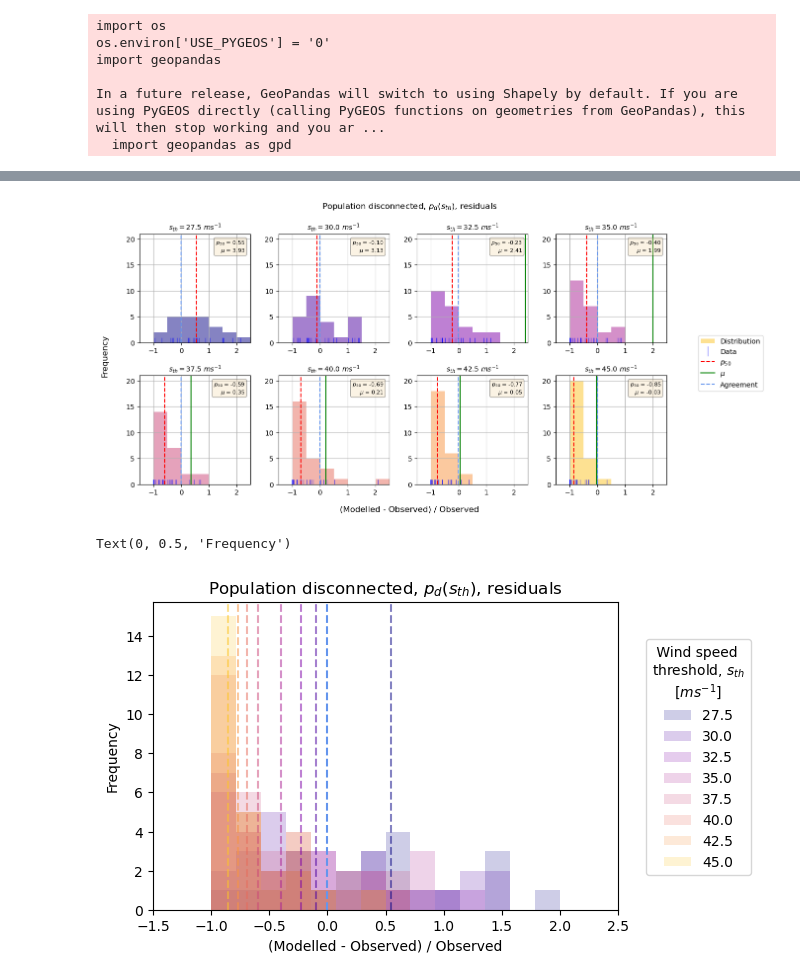
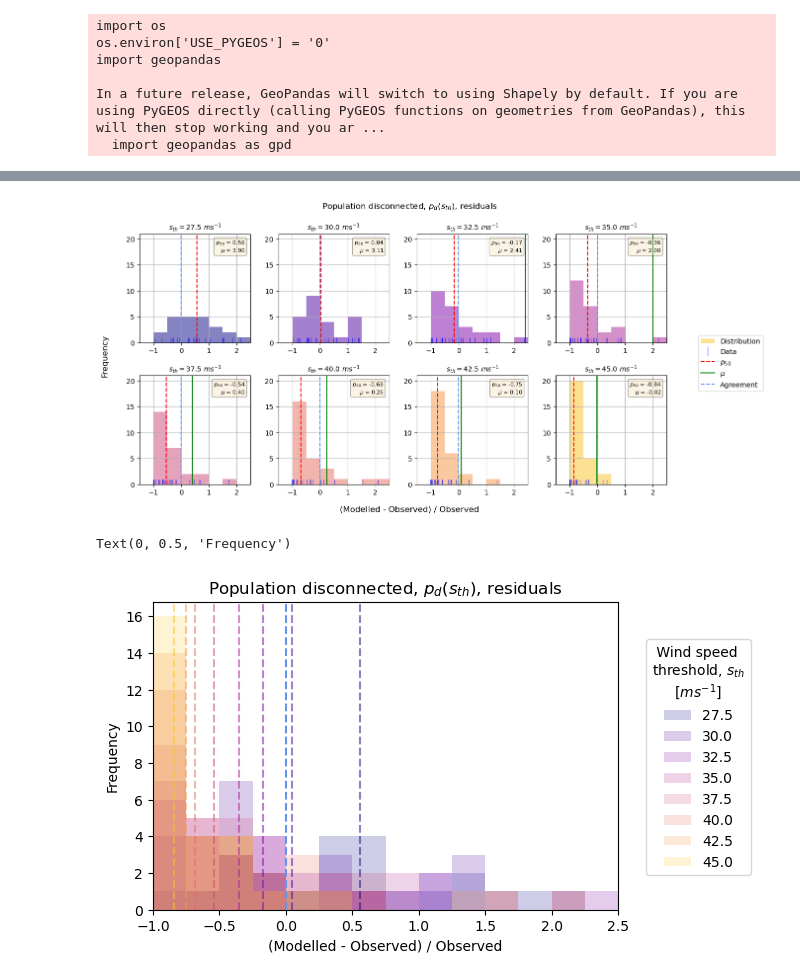
Before and after one commit to nismod/open-gira, a Jupyter notebook: validation/outage_model_validation.ipynb, the cells around one changed output, grey strips where cells are left out. Saved outputs shown, nothing was run; the diff lists cells and outputs as text; code cells hidden in the pictures.

```diff
--- a/validation/outage_model_validation.ipynb
+++ b/validation/outage_model_validation.ipynb
@@ -41,7 +41,7 @@ household_path = os.path.join(root_path, "undesa_pd_2022_hh-size-composition.xls
 # https://gist.githubusercontent.com/tadast/8827699/raw/f5cac3d42d16b78348610fc4ec301e9234f82821/countries_codes_and_coordinates.csv
 iso_codes = os.path.join(root_path, "iso_codes.csv")
 # see source column
-outage_paths = glob(os.path.join(root_path, "validation/*.csv"))
+outage_paths = glob(os.path.join(root_path, "validation/observed_outages/*.csv"))
 # %%
 # read iso numeric to alpha table
 rename_dict = {
@@ -66,8 +66,12 @@ rename_dict = {
 hh = pd.read_excel(household_path, sheet_name="HH size and composition 2022", header=4, usecols=rename_dict.keys())
 hh = hh.rename(columns=rename_dict)
 hh.ref_date = pd.to_datetime(hh.ref_date, dayfirst=True)
+
 # any non-numeric value -> NaN (some '..' placeholders in excel data)
 hh["mean_household_pop"] = pd.to_numeric(hh["mean_household_pop"], errors="coerce")
+
+# drop any rows without a valid mean household pop
+hh = hh[~hh.mean_household_pop.isna()]
 
 # discard all but most recent entry for each territory
 hh = hh.sort_values(["ref_date"], ascending=False).drop_duplicates("iso_num", keep="first")
@@ -82,9 +86,21 @@ by_threshold = {}
 for threshold in ds.threshold.values:
 
     # storm loop
-    by_storm = {os.path.basename(p).split(".")[0]: pd.read_csv(p) for p in sorted(outage_paths)}
-    for event_id, obs in by_storm.items():
+    obs_data = {os.path.basename(p).split(".")[0]: pd.read_csv(p) for p in sorted(outage_paths)}
+    by_storm = {}
+    for event_id, obs in obs_data.items():
 
+        try:
+            # select model data for given storm and threshold
+            mod = ds.customers_affected.sel(dict(event_id=event_id, threshold=threshold)).to_pandas()
+        except KeyError:
+            # storm has no modelled results for any threshold
+            continue
+
+        # create a duplicate dataframe for modelled and derived measures (as well as obs)
+        by_storm[event_id] = obs.copy()
+
+        # bring in demographic data to obs dataframe
         obs = obs.rename(columns={"country_iso_a3": "iso_a3"}).merge(hh, how="left", on="iso_a3")
 
         for i in range(len(obs)):
@@ -97,13 +113,6 @@ for threshold in ds.threshold.values:
         by_storm[event_id] = by_storm[event_id].groupby("country_iso_a3").max()
         by_storm[event_id] = by_storm[event_id][["population_affected"]]
         by_storm[event_id] = by_storm[event_id].rename(columns={"population_affected": "observed"})
-
-        try:
-            # select model data for given storm and threshold
-            mod = ds.customers_affected.sel(dict(event_id=event_id, threshold=threshold)).to_pandas()
-        except KeyError:
-            # storm has no modelled results for any threshold
-            continue
 
         # modelled customers_affected (really population affected, should change this name!)
         mod.name = "modelled"
@@ -121,6 +130,8 @@ for threshold in ds.threshold.values:
 
 # all data with a 3 level multi-index
 data = pd.concat(by_threshold, names=["threshold", "event_id", "country_iso_a3"])
+
+#
 # %%
 # example data for a given threshold
 data.loc[32.5, :, :]
@@ -337,30 +348,30 @@ plt.subplots_adjust(bottom=0.1, top=0.88, left=0.08, right=0.9, hspace=0.3, wspa
 # note that the means are terribly skewed courtesy of a few outliers
 # the modelled values for the two Mexican storms especially are significant overestimates
 # %% [output]
-[figure, old version]
+[figure, new version]
 # %%
 # over plot residual distributions by threshold
 
 f, ax = plt.subplots(figsize=(6, 4))
 for threshold in thresholds:
 
     error_norm = data.loc[threshold, :, :].error_norm
     ax.hist(
         error_norm,
-        bins=np.linspace(-1, 2, 15),
+        bins=np.linspace(-1, 2.5, 15),
         alpha=0.2,
         label=threshold,
         color=wind_cmap[threshold]
     )
     ax.axvline(np.nanmedian(error_norm), ls="--", c=wind_cmap[threshold], alpha=0.5)
 
 ax.axvline(0, ls="--", c="cornflowerblue")
 
-ax.set_xlim(-1.5, 2.5)
+ax.set_xlim(-1, 2.5)
 ax.legend(title=" Wind speed\nthreshold, $s_{th}$\n     $[m s^{-1}]$", bbox_to_anchor=(1.3, 0.9))
 ax.set_title("Population disconnected, $p_{d}(s_{th})$, residuals")
 ax.set_xlabel("(Modelled - Observed) / Observed")
 ax.set_ylabel("Frequency")
 # %% [output]
 Text(0, 0.5, 'Frequency')
-[figure, old version]
+[figure, new version]
```
Also changed, not shown: parts of 4 cells of this notebook, 28 other files.
